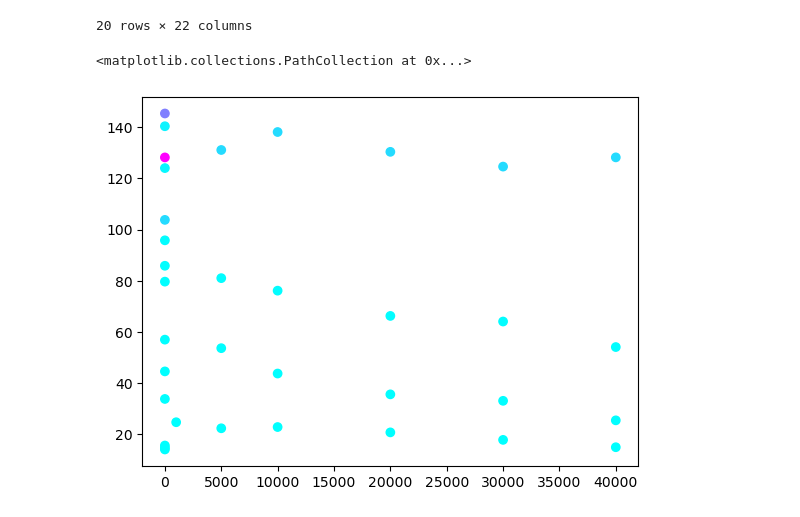
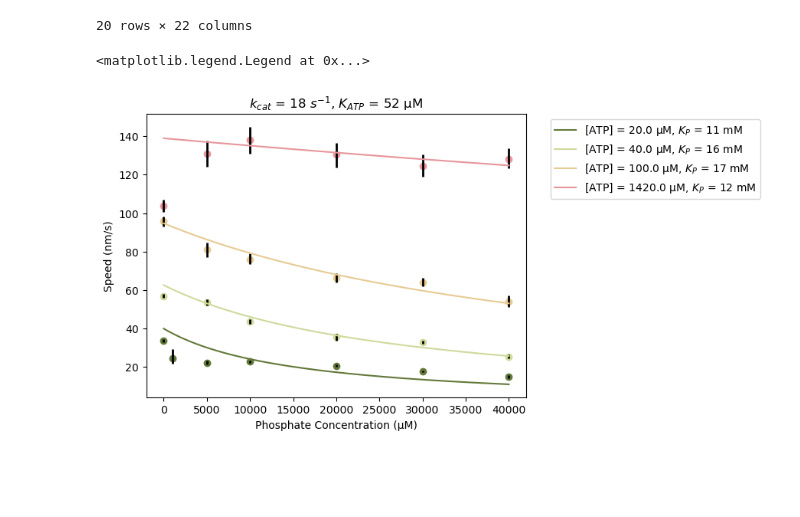
Before and after one commit to RPGroup-PBoC/am_atp, a Jupyter notebook: analysis/gliding/2023-11-06_glidinganal.ipynb, the cells around one changed output. Drawn from its saved outputs; the diff is of its cells as text; code cells hidden in the pictures; blank space fills up the shorter version.

```diff
--- a/analysis/gliding/2023-11-06_glidinganal.ipynb
+++ b/analysis/gliding/2023-11-06_glidinganal.ipynb
@@ -303,13 +395,39 @@ df.groupby(['ATP_Conc_uM', 'P_Conc_uM', 'ADP_Conc_uM'], as_index=False).mean().h
 | 19 | 20.0 | 5000.0 | 1420.0 | 52.431047 | 1.961561 | 294.553927 | 201.348027 | ... |
 20 rows × 22 columns
 # %%
-normalize = mcolors.Normalize(vmin=0, vmax=df['ATP_Conc_uM'].max())
-colormap = cm.tab
+df_temp=df.loc[(df["ADP_Conc_uM"] == 0)]
+#df_temp_mean.groupby(['ATP_Conc_uM', 'P_Conc_uM'], as_index=False).mean()
+
+#color scheme
+normalize = mcolors.Normalize(vmin=0, vmax=len(np.unique(df_temp['ATP_Conc_uM'])))
+colormap = cm.tab20b
 scalarmappable = cm.ScalarMappable(norm=normalize, cmap=colormap)
-scalarmappable.set_array(np.arange(df['ATP_Conc_uM'].max()))
+scalarmappable.set_array(np.arange(len(df_temp['ATP_Conc_uM'])))
 
-df_temp=df.loc[(df["ADP_Conc_uM"] == 0)].groupby(['ATP_Conc_uM', 'P_Conc_uM'], as_index=False).mean()
-plt.scatter(df_temp['P_Conc_uM'], df_temp['speed (nm/s)'], color = colormap(normalize(df_temp['ATP_Conc_uM'])))
+#plot
+for i, val in enumerate(np.unique(df_temp['ATP_Conc_uM'])):
+    df_temptemp = df_temp.loc[(df_temp['ATP_Conc_uM']==val)]
+    df_temptemp_mean = df_temptemp.groupby(['ATP_Conc_uM', 'P_Conc_uM'], as_index=False).mean()
+    if len(df_temptemp_mean)>1:
+        plt.scatter(df_temptemp_mean['P_Conc_uM'],
+                    df_temptemp_mean['speed (nm/s)'],
+                    color = colormap(normalize(i)))
+        param, curve, xval = Kprod_curve_fit(df_temptemp_mean['P_Conc_uM'], df_temptemp_mean['speed (nm/s)'], ATPconc=val, kcat=18, Kt=52, maxconc=np.max(df_temptemp_mean['P_Conc_uM']), d=8, p0=[50])
+        plt.plot(xval, curve, c=colormap(normalize(i)), label ='[ATP] = %s µM, $K_{P}$ = %s mM' %(val, round(param[0]/1000)))#+ str(val) + ' µM, $K_P$ = ' + str(round(param[0])) +' mM')
+
+    # confidence intervals
+        for i, p in enumerate(np.unique(df_temp['P_Conc_uM'])):
+            temp_data = np.sort(df_temptemp.loc[(df_temp['P_Conc_uM'] == p)]['speed (nm/s)'])
+            confint = conf_int(temp_data, 1000)
+            erb[i] = confint
+            numpt[i] = len(temp_data)
+            plt.vlines(p, confint[0], confint[1], color='k', lw=2)
+
+#plot labels
+plt.xlabel('Phosphate Concentration (µM)')
+plt.ylabel('Speed (nm/s)')
+plt.title('$k_{cat}$ = %s $s^{-1}$, $K_{ATP}$ = %s µM' %(18, 52))
+plt.legend(bbox_to_anchor=(1.05, 1.0))
 # %% [output]
-<matplotlib.collections.PathCollection at 0x...>
+<matplotlib.legend.Legend at 0x...>
-[figure, old version]
+[figure, new version]
```
Also changed, not shown: parts of 14 cells of this notebook, 6 other files.
